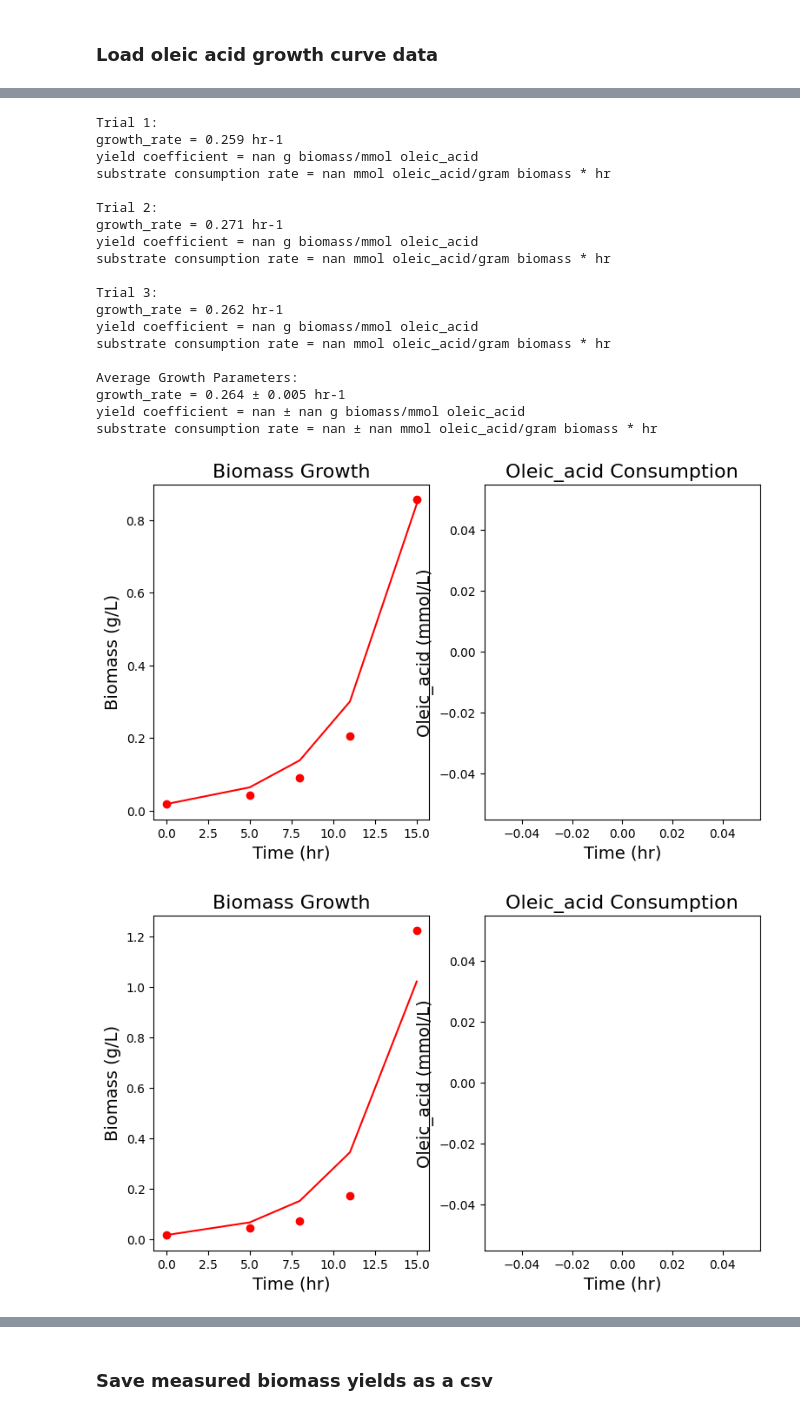
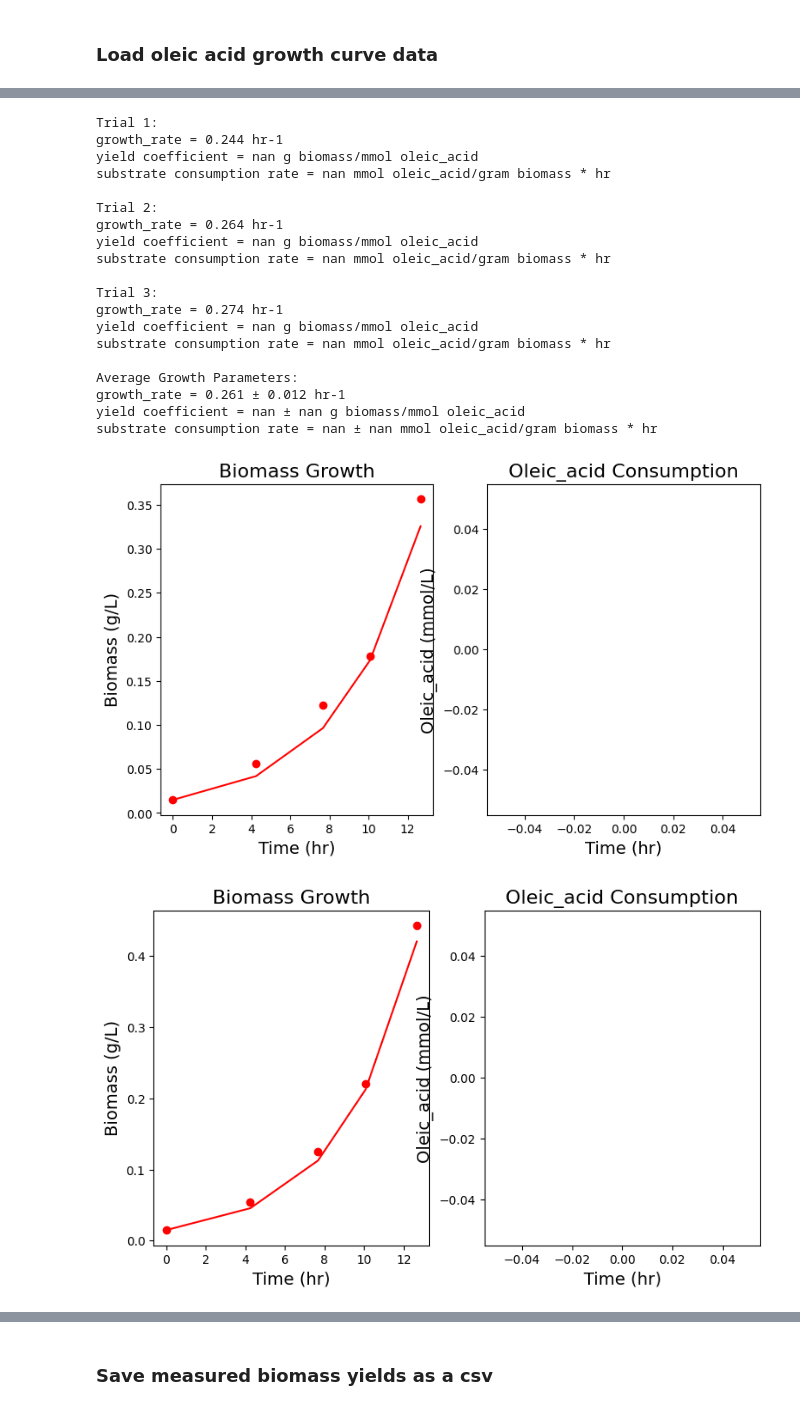
Before and after one commit to garrettroell/yarrrowia_eflux2, a Jupyter notebook: notebooks/A_exp_growth_parameters.ipynb, the cells around one changed output, grey strips where cells are left out. Drawn from its saved outputs; the diff is of its cells as text; code cells hidden in the pictures.

Commit message:
updated oleic acid growth data and mfa bound calculation

```diff
--- a/notebooks/A_exp_growth_rates.ipynb
+++ b/notebooks/A_exp_growth_parameters.ipynb
@@ -251,24 +254,24 @@ oleic_acid_growth_df
 # %%
-oleic_acid_df = get_average_growth_parameters(growth_df=oleic_acid_growth_df, substrate='oleic_acid', molar_mass=282.46)
+oleic_acid_growth_parameters = get_average_growth_parameters(growth_df=oleic_acid_growth_df, substrate='oleic_acid', molar_mass=282.46)
 # %% [output]
 Trial 1:
-growth_rate = 0.259 hr-1
+growth_rate = 0.244 hr-1
 yield coefficient = nan g biomass/mmol oleic_acid
 substrate consumption rate = nan mmol oleic_acid/gram biomass * hr
 
 Trial 2:
-growth_rate = 0.271 hr-1
+growth_rate = 0.264 hr-1
 yield coefficient = nan g biomass/mmol oleic_acid
 substrate consumption rate = nan mmol oleic_acid/gram biomass * hr
 
 Trial 3:
-growth_rate = 0.262 hr-1
+growth_rate = 0.274 hr-1
 yield coefficient = nan g biomass/mmol oleic_acid
 substrate consumption rate = nan mmol oleic_acid/gram biomass * hr
 
 Average Growth Parameters:
-growth_rate = 0.264 ± 0.005 hr-1
+growth_rate = 0.261 ± 0.012 hr-1
 yield coefficient = nan ± nan g biomass/mmol oleic_acid
 substrate consumption rate = nan ± nan mmol oleic_acid/gram biomass * hr
-[figure, old version]
+[figure, new version]
-[figure, old version]
+[figure, new version]
```
Also changed, not shown: parts of 11 cells of this notebook, 4 other files.
